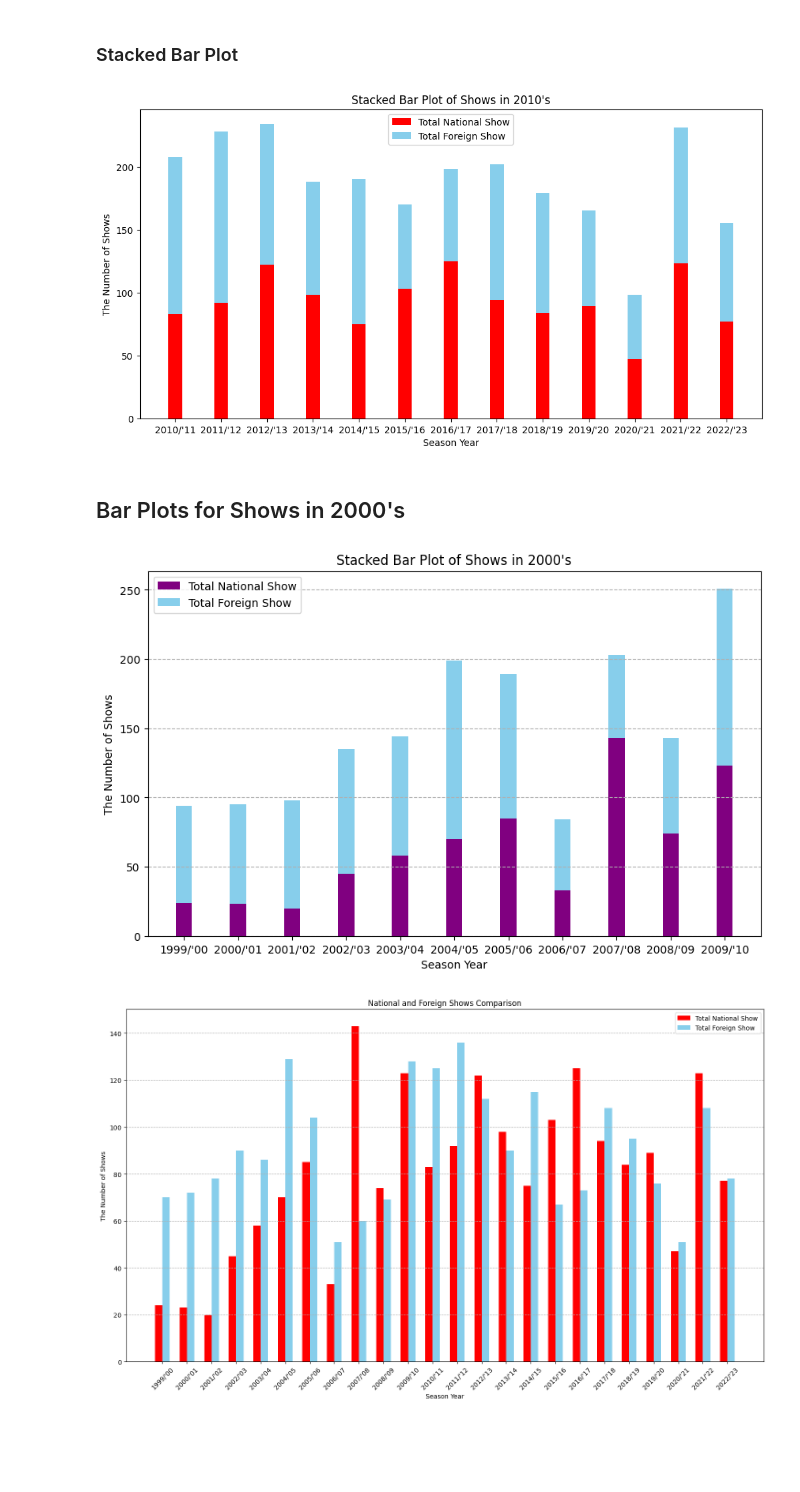
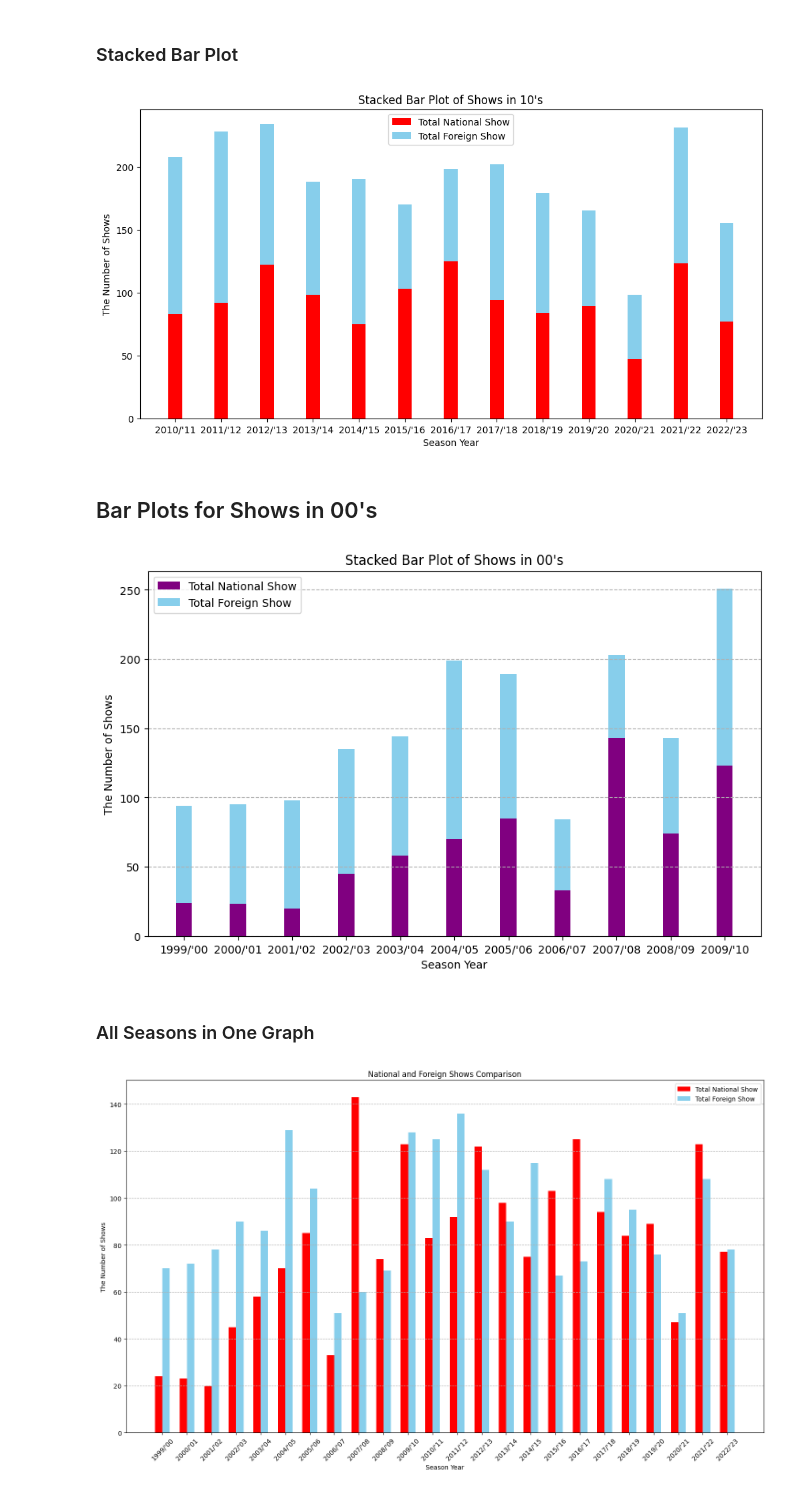
Before and after one commit to donusbu/TUIK_Cultural_Events, a Jupyter notebook: tuikCulturalEvents.ipynb, the cells around one changed output. Cells and saved outputs as stored; diff of their text form; code cells hidden in the pictures; blank space fills up the shorter version.

```diff
--- a/tuikCulturalEvents.ipynb
+++ b/tuikCulturalEvents.ipynb
@@ -42,8 +52,8 @@ df_renamed = df_noise.rename(columns = {'Opera ve bale salonu, koltuk, oynanan e
                                  'Unnamed: 2': 'The Number of Seats',
                                  'Unnamed: 5': 'National Show',
                                  'Unnamed: 6': 'Foreign Show',
-                                 'Unnamed: 9': 'The Number of Audiences who Watch National Show',
-                                 'Unnamed: 10': 'The Number of Audiences who Watch Foreign Show',})
+                                 'Unnamed: 9': 'The Number of Audiences who Watched National Shows',
+                                 'Unnamed: 10': 'The Number of Audiences who Watched Foreign Shows',})
 # %%
 df = df_renamed.reset_index(drop = True)
 df
@@ -124,19 +149,19 @@ plt.show()
 # %%
 fig, ax = plt.subplots(figsize = (12,6))
 
 ax.bar(season_10, natShow_10, width, label = 'Total National Show', color = 'red')
 ax.bar(season_10, forgnShow_10, width, bottom = natShow_10, label = 'Total Foreign Show', color = 'skyblue')
 
-ax.set_title("Stacked Bar Plot of Shows in 2010's")
+ax.set_title("Stacked Bar Plot of Shows in 10's")
 ax.set_xlabel("Season Year")
 ax.set_ylabel("The Number of Shows")
 ax.set_xticks(x)
 ax.set_xticklabels(season_10)
 ax.legend()
 
-plt.savefig('shows_in_2010s_stacked.png', dpi = 300, bbox_inches = 'tight') #save the plot as an image
+#plt.savefig('shows_in_2010s_stacked.png', dpi = 300, bbox_inches = 'tight')
 plt.show()
 # %% [output]
-[figure, old version]
+[figure, new version]
 # %% [markdown]
-## Bar Plots for Shows in 2000's
+## Bar Plots for Shows in 00's
@@ -153,7 +178,7 @@ fig, ax = plt.subplots(figsize = (10,6))
 ax.bar(season_00, natShow_00, width, label = 'Total National Show', color = 'purple')
 ax.bar(season_00, forgnShow_00, width, bottom = natShow_00, label = 'Total Foreign Show', color = 'skyblue')
 
-ax.set_title("Stacked Bar Plot of Shows in 2000's")
+ax.set_title("Stacked Bar Plot of Shows in 00's")
 ax.set_xlabel("Season Year")
 ax.set_ylabel("The Number of Shows")
 ax.set_xticks(x_00)
@@ -165,7 +190,9 @@ plt.savefig('shows_in_2000s_stacked.png', dpi = 300, bbox_inches = 'tight')
 
 plt.show()
 # %% [output]
-[figure, old version]
+[figure, new version]
+# %% [markdown]
+### All Seasons in One Graph
 # %%
 season = df['Season Year']
 natShow = df['National Show']
```
Also changed, not shown: parts of 21 cells of this notebook, 1 other file.
